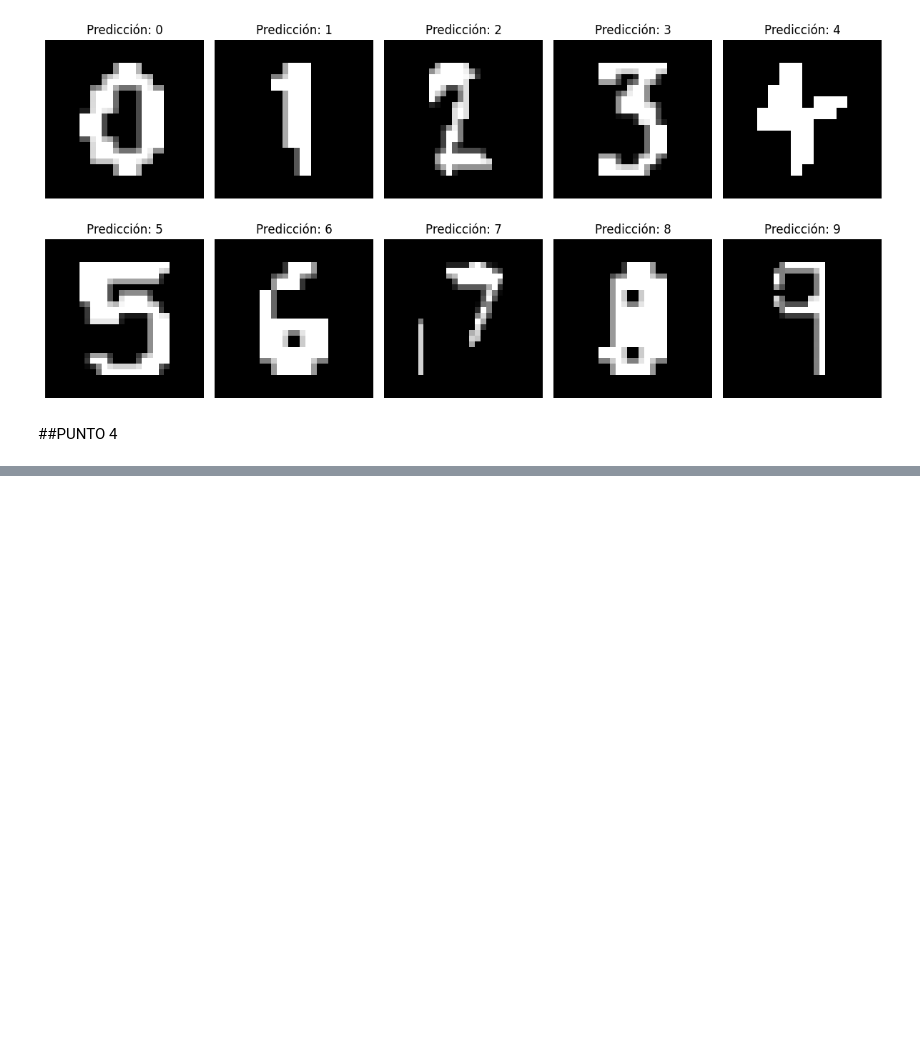
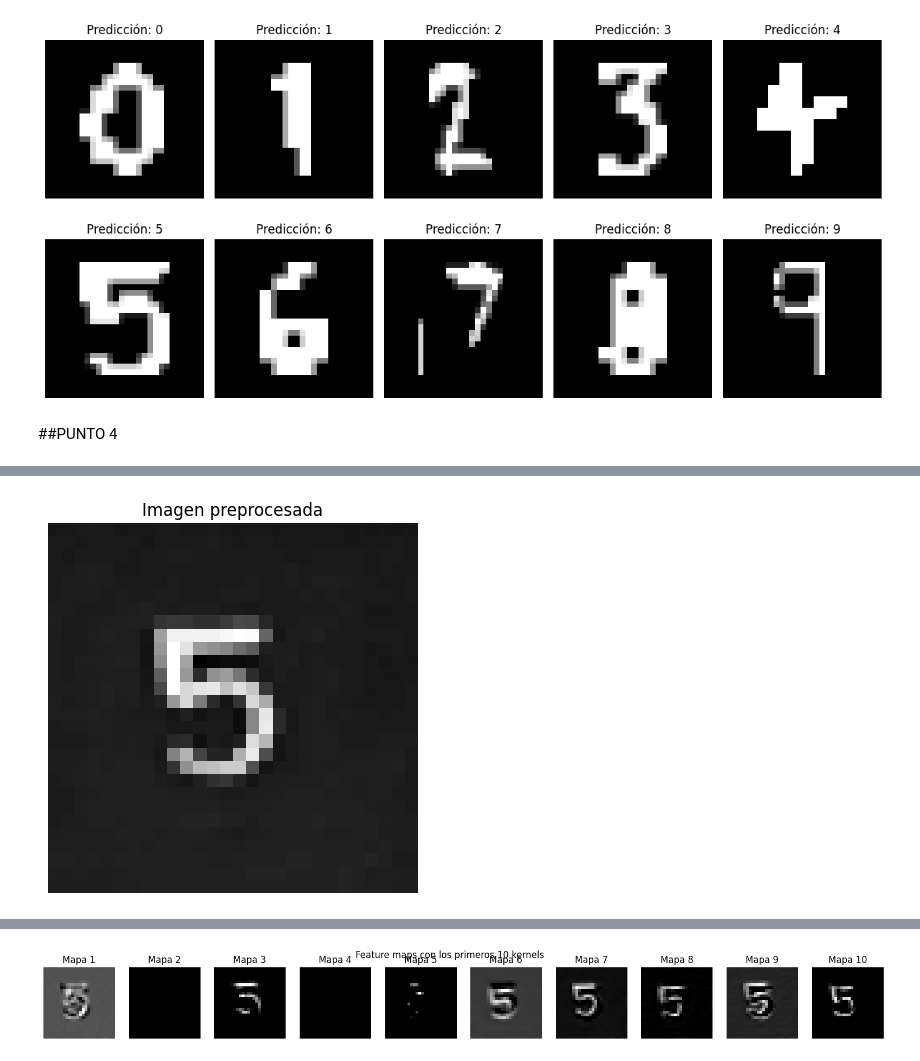
Before and after one commit to ladmepaz/convolucion-mnist-iman, a Jupyter notebook: notebook.ipynb, the cells around one changed output, grey strips where cells are left out. Saved outputs shown, nothing was run; the diff lists cells and outputs as text; code cells hidden in the pictures; blank space fills up the shorter version.

```diff
--- a/notebook.ipynb
+++ b/notebook.ipynb
@@ -313,0 +250,54 @@ AttributeError: The layer sequential has never been called and thus has no defin
+# %%
+import numpy as np
+import matplotlib.pyplot as plt
+from PIL import Image
+import tensorflow as tf
+from tensorflow.keras.models import load_model, Model
+from tensorflow.keras.layers import Input
+
+# 1. Procesar la imagen
+img_path = "5.jpg"
+img = Image.open(img_path).convert("L")
+img_array = np.array(img)
+img_inverted = 255 - img_array  # Fondo negro, número blanco
+img_resized = Image.fromarray(img_inverted).resize((28, 28))
+img_final = np.array(img_resized) / 255.0
+img_input = np.expand_dims(np.expand_dims(img_final, axis=0), axis=-1)
+
+plt.imshow(img_final, cmap='gray')
+plt.title("Imagen preprocesada")
+plt.axis('off')
+plt.show()
+
+# 2. Cargar el modelo y forzar su construcción
+model = load_model("mnist_model.h5")
+_ = model.predict(np.zeros((1, 28, 28, 1)))  # Forzar construcción
+
+# 3. Buscar la primera capa convolucional
+first_conv_layer = None
+for layer in model.layers:
+    if 'conv' in layer.name:
+        first_conv_layer = layer
+        break
+
+# 4. Reconstruir el modelo hasta la primera capa convolucional (compatible con Sequential y Functional)
+inputs = Input(shape=(28,28,1))
+x = inputs
+for layer in model.layers:
+    x = layer(x)
+    if layer == first_conv_layer:
+        break
+model_cut = Model(inputs=inputs, outputs=x)
+
+# 5. Aplicar los kernels a la imagen y mostrar los primeros 10 feature maps
+feature_maps = model_cut.predict(img_input)
+
+fig, axes = plt.subplots(1, 10, figsize=(20, 2))
+for i in range(10):
+    axes[i].imshow(feature_maps[0, :, :, i], cmap='gray')
+    axes[i].set_title(f'Mapa {i+1}')
+    axes[i].axis('off')
+plt.suptitle("Feature maps con los primeros 10 kernels")
+plt.show()
+# %% [output]
+[figure, added]
@@ -313,0 +310 @@ AttributeError: The layer sequential has never been called and thus has no defin
+[figure, added]
```
Also changed, not shown: parts of 6 cells of this notebook, 1 other file.
